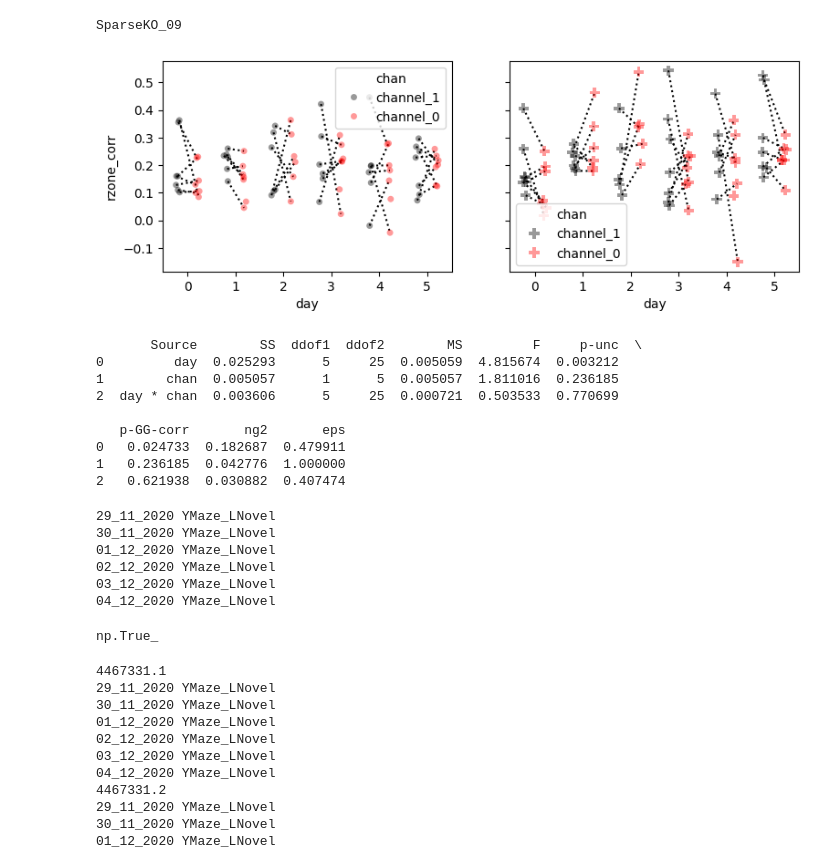
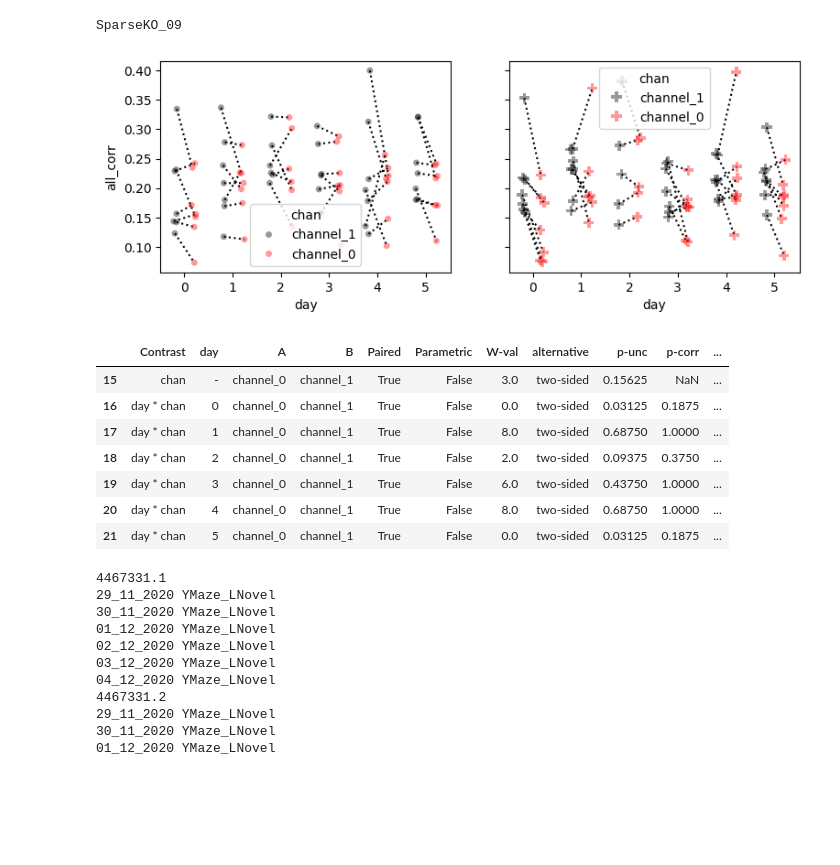
Before and after one commit to GiocomoLab/STX3KO_analyses, a Jupyter notebook: notebooks/figure6/reward_stability.ipynb, the cells around one changed output. Cells and saved outputs as stored; diff of their text form; code cells hidden in the pictures; blank space fills up the shorter version.

```diff
--- a/notebooks/figure6/reward_stability.ipynb
+++ b/notebooks/figure6/reward_stability.ipynb
@@ -64,7 +64,7 @@ for cond, mice in zip(('ctrl', 'ko'),(ctrl_mice,ko_mice)):
 
                 cell_pos = np.nanargmax(np.nanmean(sess.trial_matrices['F_dff'][sess.trial_info['LR']==(coef*sess.novel_arm), :, :], axis=0),axis=0)
 
-                r_mask = (cell_pos>=(rz[0]-5)) * (cell_pos<=(rz[0]+3))
+                r_mask = (cell_pos>=(rz[0]-5)) * (cell_pos<=(rz[0]+1))
 
 
                 rows.append({'condition': cond,
@@ -526,12 +379,17 @@ for mouse in sparse_mice:
             cell_corrs = {k:np.array(v) for k,v in cell_corrs.items()}
 
             for ttype in ('nov', 'fam'):
+                # if ttype == 'nov':
+                #     cell_mask = rz_cell_nov
+                # else:
+                #     cell_mask = rz_cell_fam
                 rows.append({'chan': chan,
                             'mouse': mouse,
                             'day': day,
                             'ttype': ttype,
                             'rzone_corr': np.nanmean(cell_corrs[ttype][r_cell_mask]),
                             'nonrzone_corr': np.nanmean(cell_corrs[ttype][~r_cell_mask]),
+                            'all_corr': np.nanmean(cell_corrs[ttype]),
                             })
 
 df = pd.DataFrame(rows)
@@ -546,58 +404,49 @@ SparseKO_09
 # %%
 fig, ax = plt.subplots(1,2,figsize=[9,3], sharex=True, sharey=True)
 _ = sns.stripplot(data = df.loc[df['ttype']=='fam'],
                   x='day',
-                  y='rzone_corr',
+                  y='all_corr',
                   hue = 'chan',
                   hue_order= ['channel_1','channel_0'],
                   palette=['black','red'],
                   ax=ax[0], dodge=True, alpha=.4, s=5)
 
 for d in range(0,12,2):
     for (x0, y0), (x1, y1) in zip(ax[0].collections[d].get_offsets(), ax[0].collections[d+1].get_offsets()):
         ax[0].plot([x0, x1], [y0, y1], color='black', ls=':', zorder=0)
 
 _ = sns.stripplot(data = df.loc[df['ttype']=='nov'],
                   x='day',
-                  y='rzone_corr',
+                  y='all_corr',
                   hue = 'chan',
                   hue_order= ['channel_1','channel_0'],
                   palette=['black','red'],
                   ax=ax[1], dodge=True, alpha=.4, s=8, marker='P')
 for d in range(0,12,2):
     for (x0, y0), (x1, y1) in zip(ax[1].collections[d].get_offsets(), ax[1].collections[d+1].get_offsets()):
         ax[1].plot([x0, x1], [y0, y1], color='black', ls=':', zorder=0)
 # %% [output]
-[figure, old version]
+[figure, new version]
 # %%
-aov = pg.rm_anova(data = df.loc[(df['ttype']=='fam') ], dv='rzone_corr',
-                  subject='mouse', within=['day', 'chan'])
-print(aov)
+# aov = pg.rm_anova(data = df.loc[(df['ttype']=='fam') ], dv='rzone_corr',
+#                   subject='mouse', within=['day', 'chan'])
+# print(aov)
+
+res = pg.pairwise_tests(df, dv='all_corr',
+                        subject='mouse', within=['day', 'chan'],
+                        parametric=False, padjust='holm')
+res.iloc[15:]
 # %% [output]
-       Source        SS  ddof1  ddof2        MS         F     p-unc  \
-0         day  0.025293      5     25  0.005059  4.815674  0.003212
-1        chan  0.005057      1      5  0.005057  1.811016  0.236185
-2  day * chan  0.003606      5     25  0.000721  0.503533  0.770699
-
-   p-GG-corr       ng2       eps
-0   0.024733  0.182687  0.479911
-1   0.236185  0.042776  1.000000
-2   0.621938  0.030882  0.407474
+|  | Contrast | day | A | B | Paired | Parametric | W-val | alternative | p-unc | p-corr | ... |
+| 15 | chan | - | channel_0 | channel_1 | True | False | 3.0 | two-sided | 0.15625 | NaN | ... |
+| 16 | day * chan | 0 | channel_0 | channel_1 | True | False | 0.0 | two-sided | 0.03125 | 0.1875 | ... |
+| 17 | day * chan | 1 | channel_0 | channel_1 | True | False | 8.0 | two-sided | 0.68750 | 1.0000 | ... |
+| 18 | day * chan | 2 | channel_0 | channel_1 | True | False | 2.0 | two-sided | 0.09375 | 0.3750 | ... |
+| 19 | day * chan | 3 | channel_0 | channel_1 | True | False | 6.0 | two-sided | 0.43750 | 1.0000 | ... |
+| 20 | day * chan | 4 | channel_0 | channel_1 | True | False | 8.0 | two-sided | 0.68750 | 1.0000 | ... |
+| 21 | day * chan | 5 | channel_0 | channel_1 | True | False | 0.0 | two-sided | 0.03125 | 0.1875 | ... |
 # %%
 #  load place fields
-# %%
-sess = u.single_mouse_concat_sessions(ctrl_mice[0], np.arange(6), trial_mat_keys=['F_dff'], timeseries_keys=['F_dff'])
-# %% [output]
-29_11_2020 YMaze_LNovel
-30_11_2020 YMaze_LNovel
-01_12_2020 YMaze_LNovel
-02_12_2020 YMaze_LNovel
-03_12_2020 YMaze_LNovel
-04_12_2020 YMaze_LNovel
-# %%
-sess.nov_place_cell_mask()
-# %% [output]
-np.True_
 # %%
 
 rows = []
```
Also changed, not shown: parts of 40 cells of this notebook, 4 other files.
